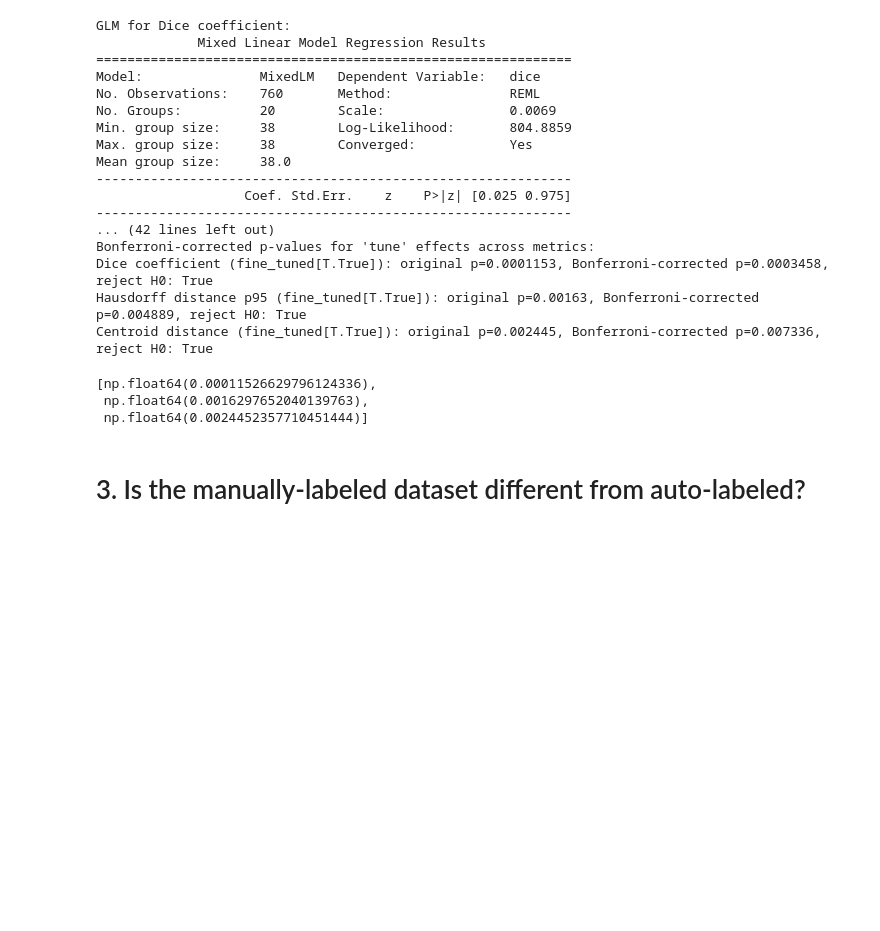
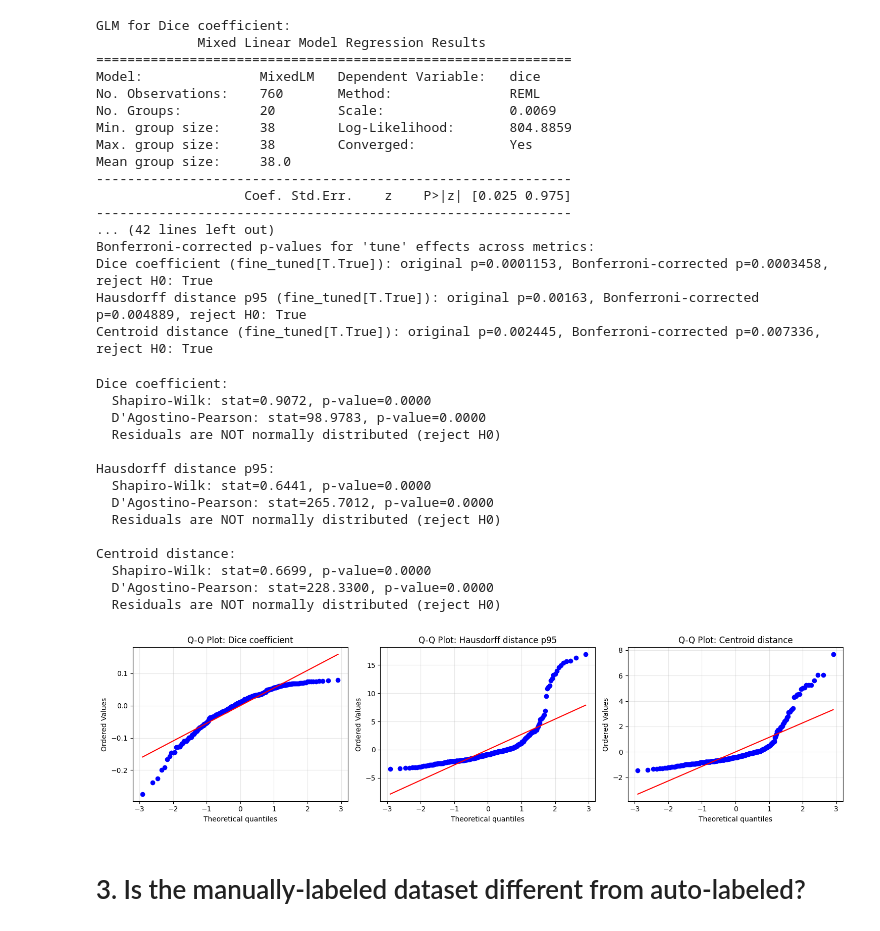
Before and after one commit to mzhu22/trackrad2025, a Jupyter notebook: notebooks/stats.ipynb, the cells around one changed output. Saved outputs shown, nothing was run; the diff lists cells and outputs as text; code cells hidden in the pictures; blank space fills up the shorter version.

Commit message:
update stats

```diff
--- a/notebooks/stats.ipynb
+++ b/notebooks/stats.ipynb
@@ -636,12 +676,58 @@ Bonferroni-corrected p-values for 'tune' effects across metrics:
 Dice coefficient (fine_tuned[T.True]): original p=0.0001153, Bonferroni-corrected p=0.0003458, reject H0: True
 Hausdorff distance p95 (fine_tuned[T.True]): original p=0.00163, Bonferroni-corrected p=0.004889, reject H0: True
 Centroid distance (fine_tuned[T.True]): original p=0.002445, Bonferroni-corrected p=0.007336, reject H0: True
-# %%
-pvals
-# %% [output]
-[np.float64(0.00011526629796124336),
- np.float64(0.0016297652040139763),
- np.float64(0.0024452357710451444)]
+# %%
+from scipy.stats import shapiro, normaltest
+from scipy import stats
+
+import matplotlib.pyplot as plt
+
+# Extract residuals from the GLM results
+residuals_by_metric = {}
+for metric_name, result in glm_results.items():
+    residuals = result.resid
+    residuals_by_metric[metric_name] = residuals
+
+    # Shapiro-Wilk test for normality
+    stat_sw, p_sw = shapiro(residuals)
+
+    # Anderson-Darling test (alternative)
+    stat_ad, p_ad = normaltest(residuals)
+
+    print(f"\n{metric_name}:")
+    print(f"  Shapiro-Wilk: stat={stat_sw:.4f}, p-value={p_sw:.4f}")
+    print(f"  D'Agostino-Pearson: stat={stat_ad:.4f}, p-value={p_ad:.4f}")
+    if p_sw < 0.05:
+        print(f"  Residuals are NOT normally distributed (reject H0)")
+    else:
+        print(f"  Residuals are likely normally distributed (fail to reject H0)")
+
+# Q-Q plots to visualize normality
+fig, axes = plt.subplots(1, len(glm_results), figsize=(15, 4))
+for idx, (metric_name, residuals) in enumerate(residuals_by_metric.items()):
+    ax = axes[idx] if len(glm_results) > 1 else axes
+    stats.probplot(residuals, dist="norm", plot=ax)
+    ax.set_title(f"Q-Q Plot: {metric_name}")
+    ax.grid(True, alpha=0.3)
+
+plt.tight_layout()
+plt.show()
+# %% [output]
+Dice coefficient:
+  Shapiro-Wilk: stat=0.9072, p-value=0.0000
+  D'Agostino-Pearson: stat=98.9783, p-value=0.0000
+  Residuals are NOT normally distributed (reject H0)
+
+Hausdorff distance p95:
+  Shapiro-Wilk: stat=0.6441, p-value=0.0000
+  D'Agostino-Pearson: stat=265.7012, p-value=0.0000
+  Residuals are NOT normally distributed (reject H0)
+
+Centroid distance:
+  Shapiro-Wilk: stat=0.6699, p-value=0.0000
+  D'Agostino-Pearson: stat=228.3300, p-value=0.0000
+  Residuals are NOT normally distributed (reject H0)
+[figure, added]
 # %% [markdown]
 # 3. Is the manually-labeled dataset different from auto-labeled?
 # %%
```
Also changed, not shown: parts of 5 cells of this notebook, 5 other files.
